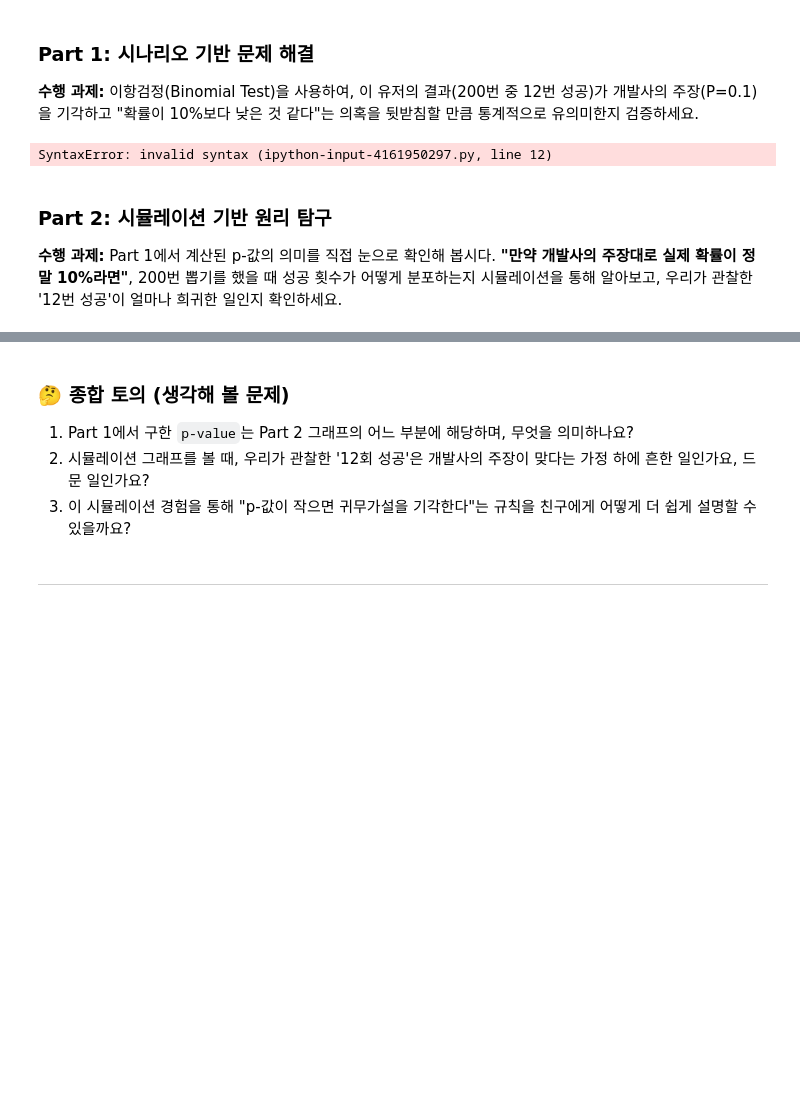
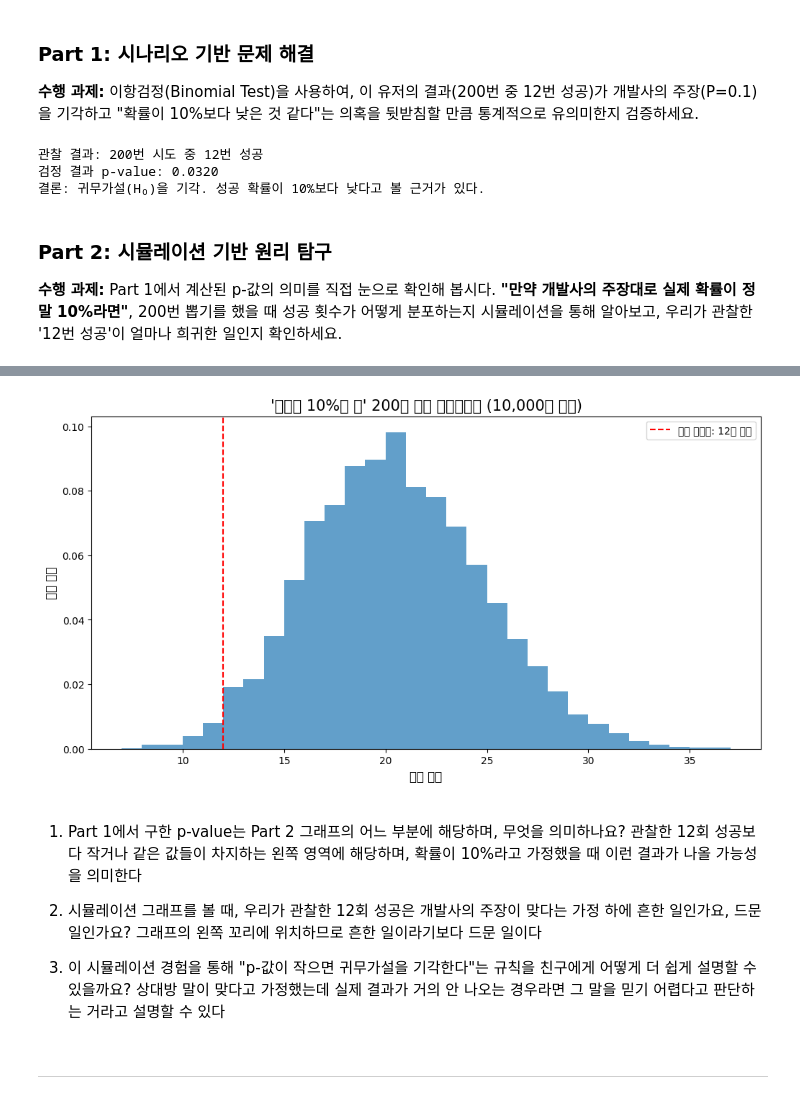
Before and after one commit to ary3120-droid/myproject, a Jupyter notebook: 12_15.ipynb, the cells around one changed output, grey strips where cells are left out. Drawn from its saved outputs; the diff is of its cells as text; code cells hidden in the pictures; blank space fills up the shorter version.

```diff
--- a/12_15.ipynb
+++ b/12_15.ipynb
@@ -58,44 +58,62 @@ plt.rcParams['axes.unicode_minus'] = False # 마이너스 기호 깨짐 방지
 
 **수행 과제:** 이항검정(Binomial Test)을 사용하여, 이 유저의 결과(200번 중 12번 성공)가 개발사의 주장(P=0.1)을 기각하고 "확률이 10%보다 낮은 것 같다"는 의혹을 뒷받침할 만큼 통계적으로 유의미한지 검증하세요.
 # %%
+from scipy.stats import binomtest
+
 # 문제 설정
 n = 200  # 총 시행 횟수
 x = 12   # 관찰된 성공 횟수
 p = 0.1  # 귀무가설에서의 성공 확률
 
-# [작성] 가설을 주석으로 작성해보세요.
-# H₀ (귀무가설):
-# H₁(대립가설):
+# [작성] 가설
+# H₀ (귀무가설): p = 0.1  (성공확률은 10%이다)
+# H₁ (대립가설): p < 0.1  (성공확률은 10%보다 낮다)
 
-# [작성] 이항검정을 수행하고 p-값을 계산하세요.
-# '확률이 더 낮은 것 같다'는 주장을 검증하려면 alternative 인수를 어떻게 설정해야 할까요?
-p_value = # 여기에 코드 작성
+# [작성] 이항검정 수행 (단측검정: less)
+p_value = binomtest(k=x, n=n, p=p, alternative='less').pvalue
 
 print(f"관찰 결과: {n}번 시도 중 {x}번 성공")
 print(f"검정 결과 p-value: {p_value:.4f}")
 
-# [작성] 유의수준 0.05를 기준으로 통계적 결론을 내리는 코드를 작성하세요.
+# [작성] 통계적 결론
 alpha = 0.05
-# 여기에 코드 작성
+if p_value < alpha:
+    print("결론: 귀무가설(H₀)을 기각. 성공 확률이 10%보다 낮다고 볼 근거가 있다.")
+else:
+    print("결론: 귀무가설(H₀)을 기각하지 못함. 10%보다 낮다고 보기엔 근거가 부족하다.")
 # %% [output]
-SyntaxError: invalid syntax (ipython-input-4161950297.py, line 12)
+관찰 결과: 200번 시도 중 12번 성공
+검정 결과 p-value: 0.0320
+결론: 귀무가설(H₀)을 기각. 성공 확률이 10%보다 낮다고 볼 근거가 있다.
 # %% [markdown]
 ### **Part 2: 시뮬레이션 기반 원리 탐구**
 
 **수행 과제:** Part 1에서 계산된 p-값의 의미를 직접 눈으로 확인해 봅시다. **"만약 개발사의 주장대로 실제 확률이 정말 10%라면"**, 200번 뽑기를 했을 때 성공 횟수가 어떻게 분포하는지 시뮬레이션을 통해 알아보고, 우리가 관찰한 '12번 성공'이 얼마나 희귀한 일인지 확인하세요.
 # %%
+import numpy as np
+import matplotlib.pyplot as plt
+
 # 1. 시뮬레이션 설정
 # H₀가 사실이라고 가정: 실제 확률 p = 0.1
 # 200번 뽑기를 10,000번 반복 수행
 num_simulations = 10000
+n = 200
+p = 0.1
+x = 12
 
-# [작성] numpy의 이항분포 랜덤 함수를 사용하여 시뮬레이션 결과를 생성하세요.
-simulated_successes = # 여기에 코드 작성
+# [작성] 이항분포 시뮬레이션
+simulated_successes = np.random.binomial(n=n, p=p, size=num_simulations)
 
 # 2. 시각화
 plt.figure(figsize=(12, 6))
-# [작성] 시뮬레이션 결과(simulated_successes)를 히스토그램으로 그리세요.
-# 여기에 코드 작성
+
+# [작성] 히스토그램
+plt.hist(
+    simulated_successes,
+    bins=30,
+    density=True,
+    alpha=0.7
+)
 
 plt.axvline(x=x, color='red', linestyle='--', label=f'실제 관찰값: {x}번 성공')
 plt.title("'확률이 10%일 때' 200번 뽑기 시뮬레이션 (10,000회 반복)", fontsize=15)
@@ -103,3 +121,4 @@ plt.xlabel("성공 횟수", fontsize=12)
 plt.ylabel("상대 빈도", fontsize=12)
 plt.legend()
 plt.show()
+# %% [output]
@@ -106,9 +142,13 @@ plt.show()
+[figure, added]
 # %% [markdown]
-### **🤔 종합 토의 (생각해 볼 문제)**
+1. Part 1에서 구한 p-value는 Part 2 그래프의 어느 부분에 해당하며, 무엇을 의미하나요?
+   관찰한 12회 성공보다 작거나 같은 값들이 차지하는 왼쪽 영역에 해당하며, 확률이 10%라고 가정했을 때 이런 결과가 나올 가능성을 의미한다
 
-1.  Part 1에서 구한 `p-value`는 Part 2 그래프의 어느 부분에 해당하며, 무엇을 의미하나요?
-2.  시뮬레이션 그래프를 볼 때, 우리가 관찰한 '12회 성공'은 개발사의 주장이 맞다는 가정 하에 흔한 일인가요, 드문 일인가요?
-3.  이 시뮬레이션 경험을 통해 "p-값이 작으면 귀무가설을 기각한다"는 규칙을 친구에게 어떻게 더 쉽게 설명할 수 있을까요?
+2. 시뮬레이션 그래프를 볼 때, 우리가 관찰한 12회 성공은 개발사의 주장이 맞다는 가정 하에 흔한 일인가요, 드문 일인가요?
+   그래프의 왼쪽 꼬리에 위치하므로 흔한 일이라기보다 드문 일이다
+
+3. 이 시뮬레이션 경험을 통해 "p-값이 작으면 귀무가설을 기각한다"는 규칙을 친구에게 어떻게 더 쉽게 설명할 수 있을까요?
+   상대방 말이 맞다고 가정했는데 실제 결과가 거의 안 나오는 경우라면 그 말을 믿기 어렵다고 판단하는 거라고 설명할 수 있다
 # %% [markdown]
 ---
 # %% [markdown]
```
Also changed, not shown: parts of 14 cells of this notebook.
